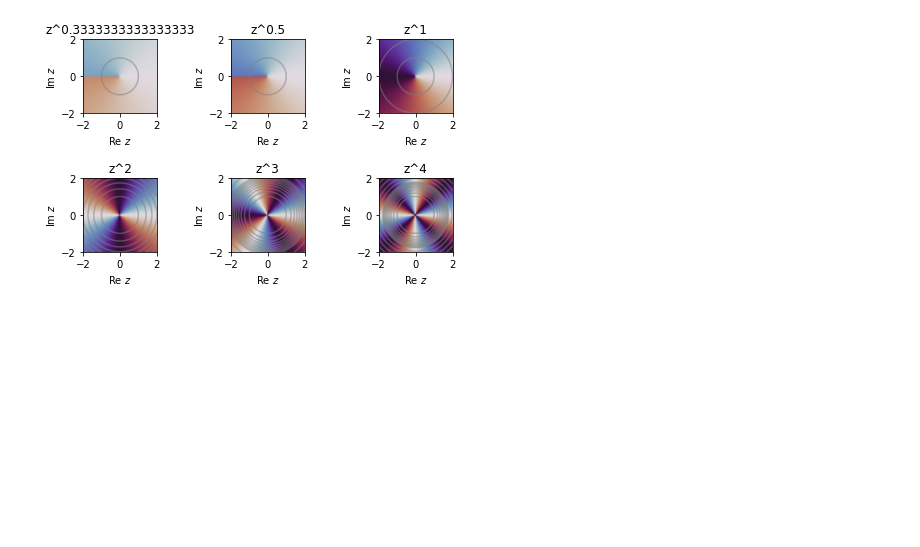
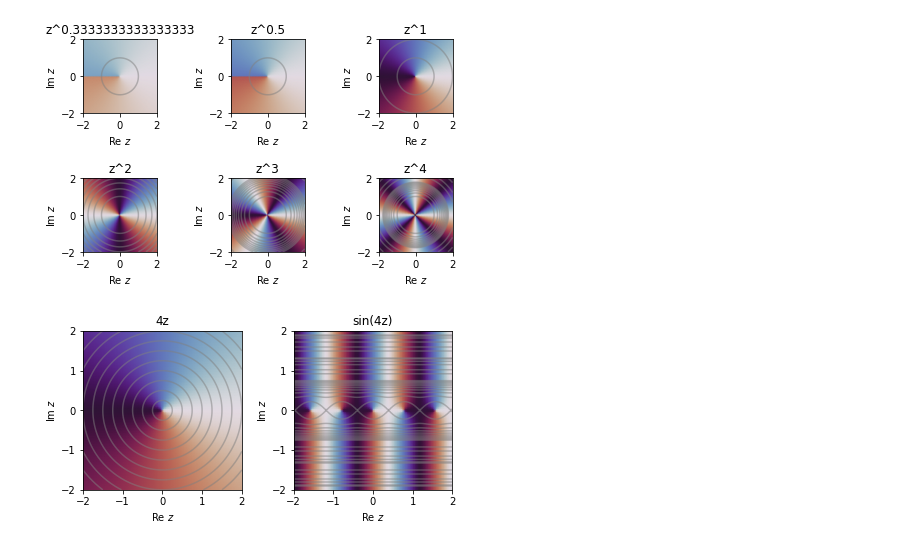
Before and after one commit to Ezra/domain-coloring, a Jupyter notebook: domain-coloring.ipynb, the cells around one changed output. Cells and saved outputs as stored; diff of their text form; code cells hidden in the pictures; blank space fills up the shorter version.

```diff
--- a/domain-coloring.ipynb
+++ b/domain-coloring.ipynb
@@ -20,7 +20,8 @@ ABS_COLORS = [[0.5]*3 + [0.5]]
 EXP_LEVELS = list(range(1, 10)) + [
     exponent * mantissa
     for exponent in (10**n for n in range(1, 10))
-    for mantissa in [1.0, 1.5, 2.2, 3.3, 4.7, 6.8] # E6 series
+    for mantissa in [1, 2, 3, 5, 7, 9] # get tighter towards 10, but not too quickly
+    #for mantissa in [1.0, 1.5, 2.2, 3.3, 4.7, 6.8] # E6 series
 ]
 # %%
 DisplayFunc = namedtuple(
@@ -65,3 +66,13 @@ class ComplexFunction(object):
         if self.show_colorbar:
             cb = pyplot.colorbar(shade_angle, ax=ax, orientation='horizontal')
             cb.set_label(r'$\operatorname{angle}$ $z$')
+
+    def __str__(self):
+        return repr(self)
+    def __repr__(self):
+        return f'ComplexFunction(\'{self.name}\')'
+
+
+
+z_func = ComplexFunction('z', z)
+z_func
@@ -68,10 +81,5 @@ class ComplexFunction(object):
 # %%
-funcs = [
-    ComplexFunction('z', z),
-    ComplexFunction('1/z', 1/z),
-]
-
-def compare_funcs(funcs):
+def compare_funcs(*funcs):
     row_max = 3
     ncols = min(len(funcs),row_max)
     nrows = ((len(funcs)-1)//row_max)+1
@@ -85,7 +93,7 @@ def compare_funcs(funcs):
         func.paint(ax)
     fig.tight_layout()
 
-compare_funcs(funcs)
+compare_funcs(z_func, ComplexFunction('1/z', 1/z))
 # %% [output]
 [figure]
 # %%
@@ -109,2 +117,10 @@ compare_funcs([
 # %% [output]
 [figure]
+# %%
+factor = 4
+compare_funcs(
+    ComplexFunction(f'{factor}z', factor*z),
+    ComplexFunction(f'sin({factor}z)', numpy.sin(factor*z)),
+)
+# %% [output]
+[figure, added]
```
Also changed, not shown: parts of 3 cells of this notebook.
